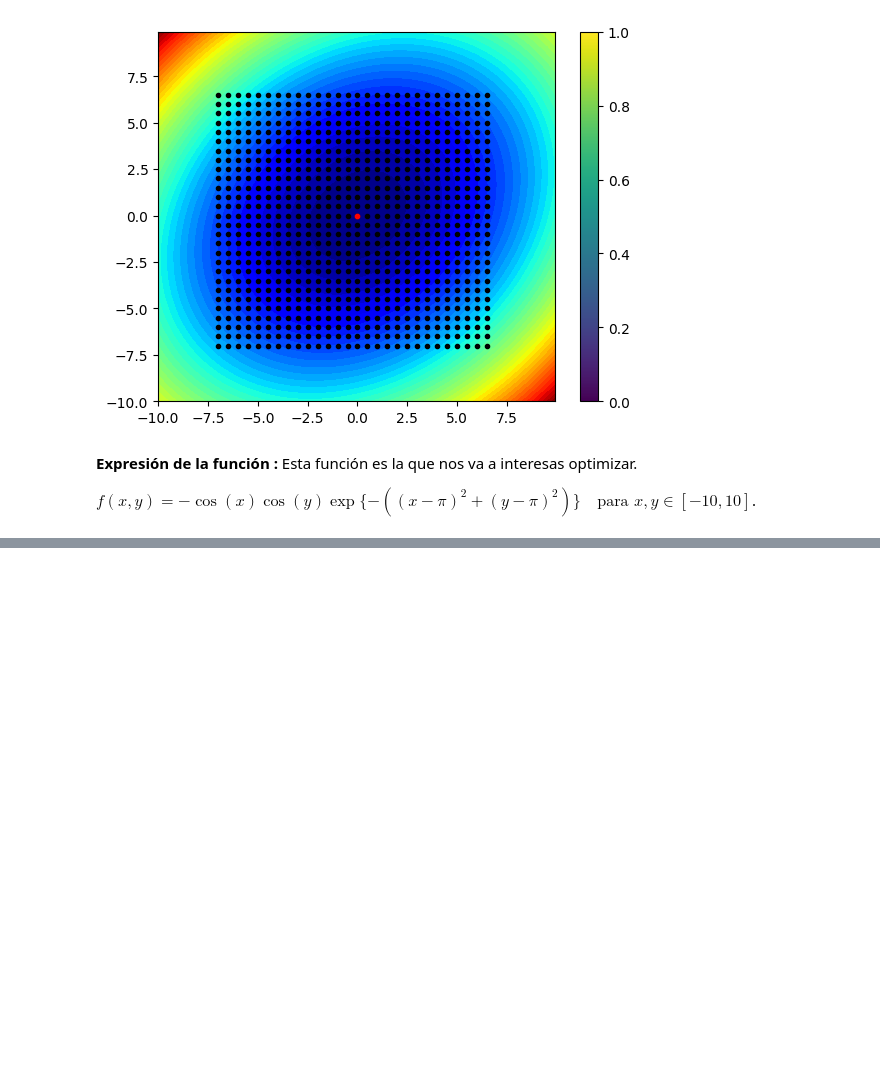
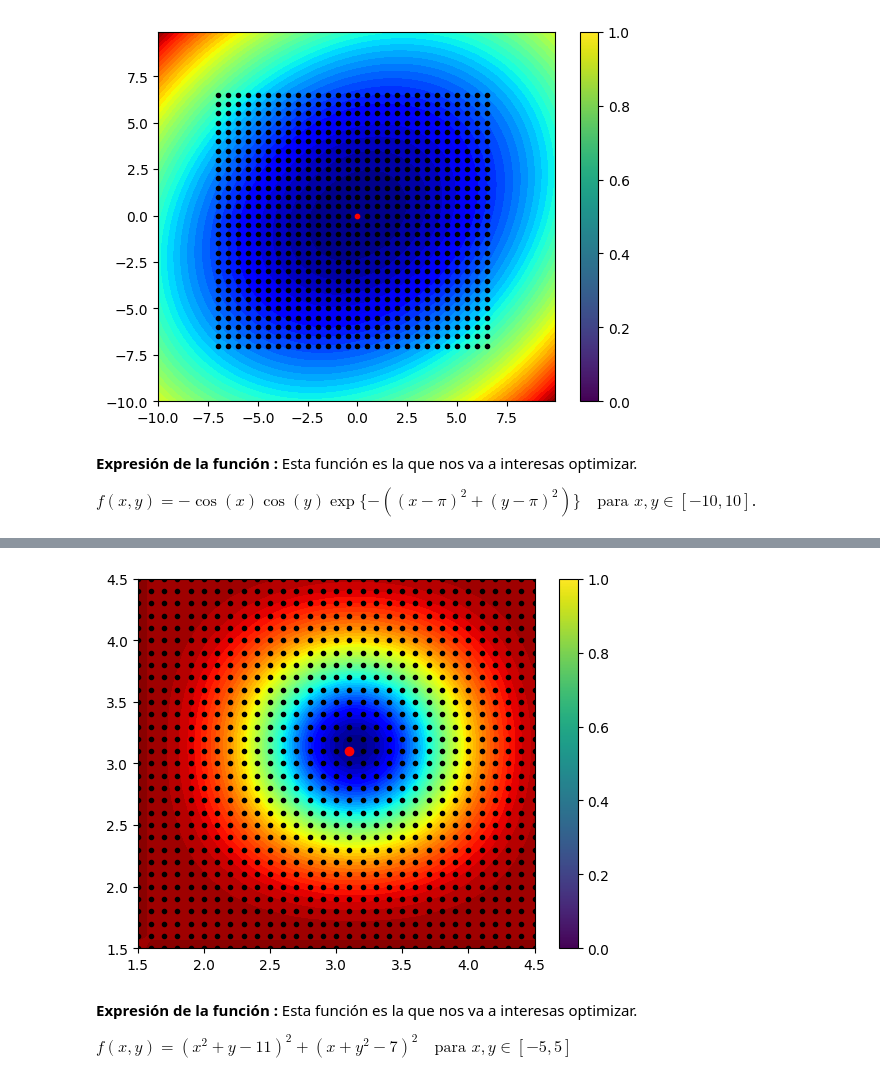
Before and after one commit to juancarvajal-hub/Optimizaci-n-E-IA, a Jupyter notebook: Ejercicio_1.ipynb, the cells around one changed output, grey strips where cells are left out. Saved outputs shown, nothing was run; the diff lists cells and outputs as text; code cells hidden in the pictures; blank space fills up the shorter version.

```diff
--- a/Ejercicio_1.ipynb
+++ b/Ejercicio_1.ipynb
@@ -93,0 +115,11 @@ $f(x, y) = -\cos(x)\cos(y)\exp\{-((x-\pi)^2 + (y-\pi)^2)\} \quad \text{para } x,
+# %%
+# Generemos la grilla de busqueda
+
+x_sample = np.arange(1,5,0.1)
+y_sample = np.arange(1,5,0.1)
+
+xt, yt =np.meshgrid(x_sample,y_sample)
+
+
+#Calculamos la funcion
+feval_t = test_function2(xt,yt)
@@ -93,0 +145,14 @@ $f(x, y) = -\cos(x)\cos(y)\exp\{-((x-\pi)^2 + (y-\pi)^2)\} \quad \text{para } x,
+# %%
+plt.contourf(x, y, feval, levels=50, cmap='jet')
+plt.scatter(xt,yt,c='black',marker='.')
+plt.scatter(xt[best_x][best_y],yt[best_x][best_y],c='red')
+plt.xlim(1.5, 4.5)
+plt.ylim(1.5, 4.5)
+plt.colorbar()
+plt.show()
+# %% [output]
+[figure, added]
+# %% [markdown]
+**Expresión de la función :** Esta función es la que nos va a interesas optimizar.
+
+$f(x, y) = (x^2 + y - 11)^2 + (x + y^2 - 7)^2 \quad \text{para } x, y \in [-5, 5]$
```
Also changed, not shown: parts of 12 cells of this notebook.
